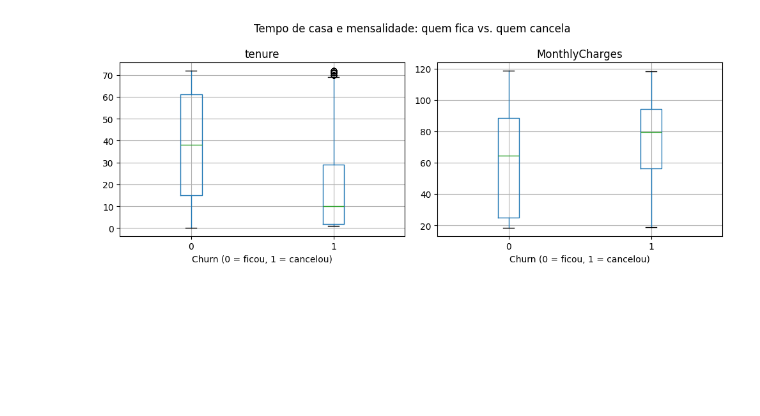
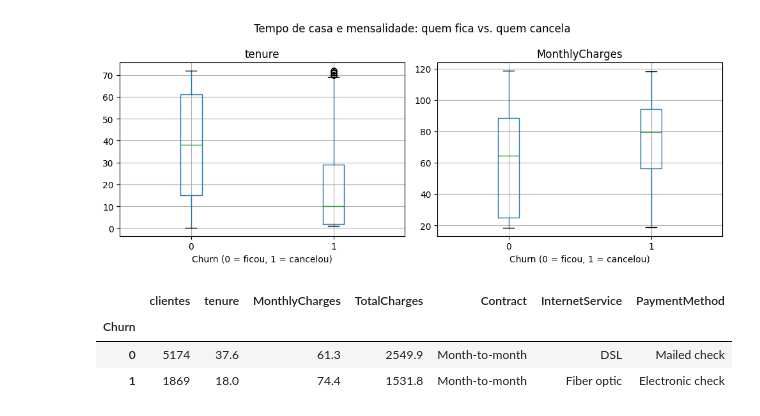
Before and after one commit to FranciscoGSilverio/C318_ML, a Jupyter notebook: churn.ipynb, the cells around one changed output. Saved outputs shown, nothing was run; the diff lists cells and outputs as text; code cells hidden in the pictures; blank space fills up the shorter version.

```diff
--- a/churn.ipynb
+++ b/churn.ipynb
@@ -84,3 +84,21 @@ fig.savefig('figures/02_numericas.png', dpi=150, bbox_inches='tight')
 plt.show()
 # %% [output]
 [figure]
+# %%
+# Perfil: cliente típico de cada classe
+moda = lambda s: s.mode()[0]
+perfil = df.groupby('Churn').agg(
+    clientes=('Churn', 'size'),
+    tenure=('tenure', 'mean'),
+    MonthlyCharges=('MonthlyCharges', 'mean'),
+    TotalCharges=('TotalCharges', 'mean'),
+    Contract=('Contract', moda),
+    InternetService=('InternetService', moda),
+    PaymentMethod=('PaymentMethod', moda),
+).round(1)
+perfil
+# %% [output]
+|  | clientes | tenure | MonthlyCharges | TotalCharges | Contract | InternetService | PaymentMethod |
+| Churn |  |  |  |  |  |  |  |
+| 0 | 5174 | 37.6 | 61.3 | 2549.9 | Month-to-month | DSL | Mailed check |
+| 1 | 1869 | 18.0 | 74.4 | 1531.8 | Month-to-month | Fiber optic | Electronic check |
```
Also changed, not shown: parts of 2 cells of this notebook.
